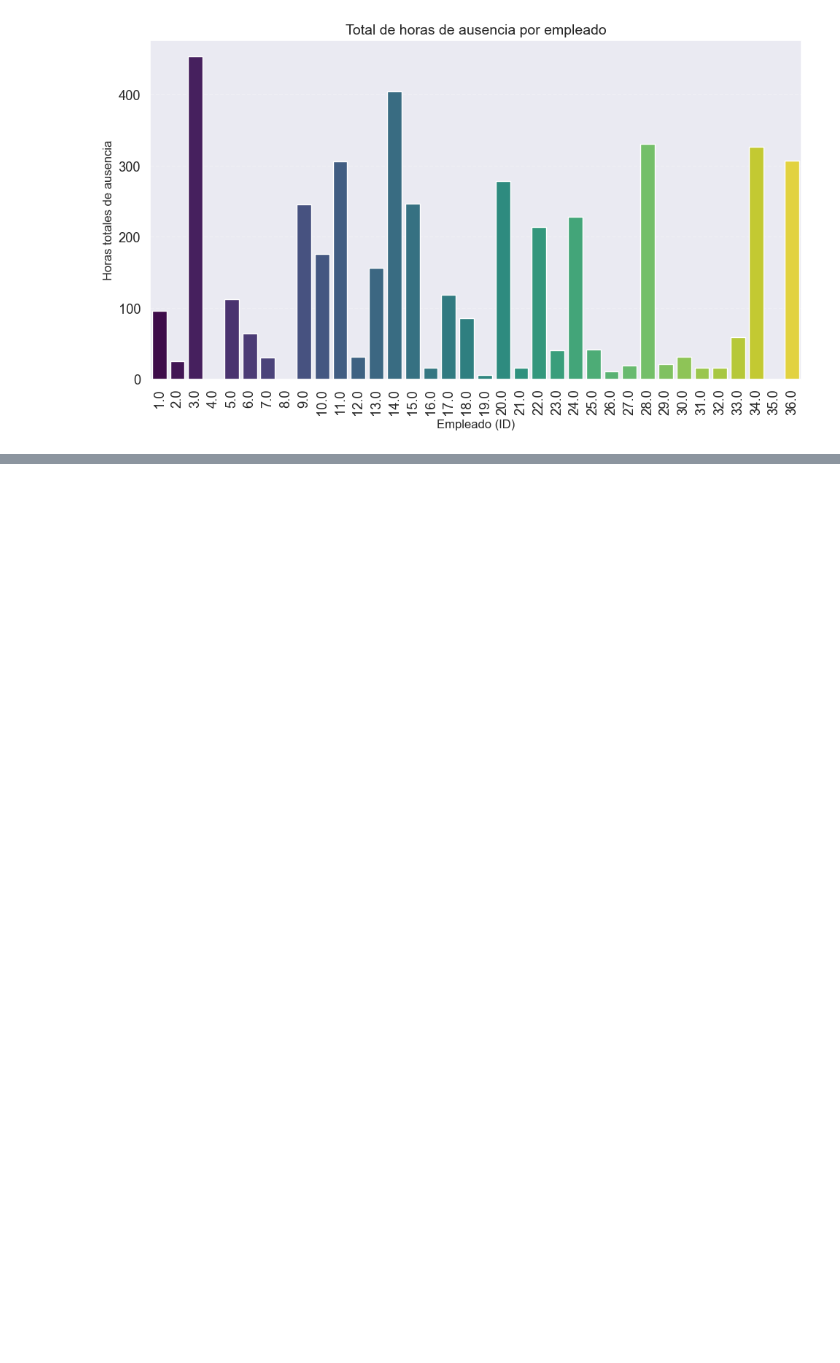
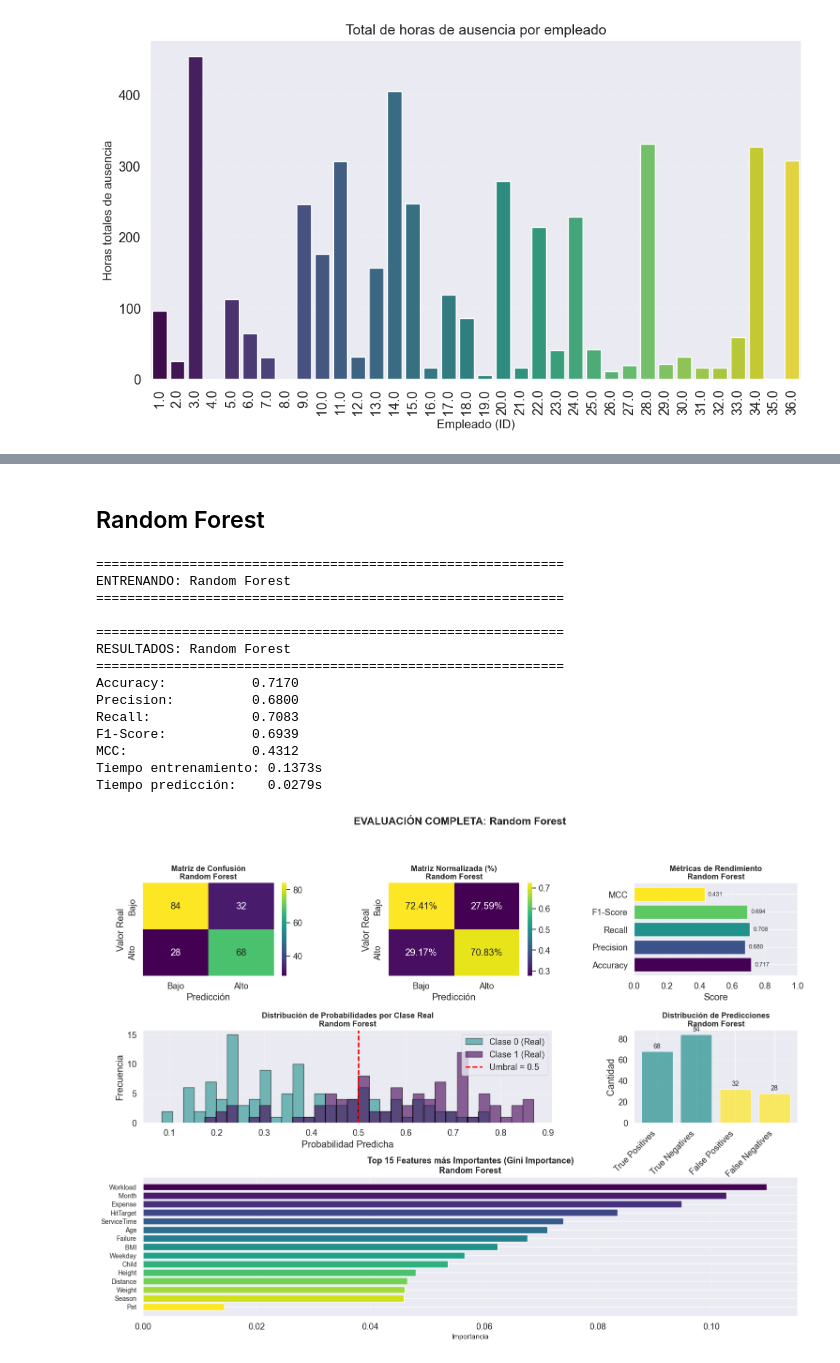
Before and after one commit to SDeGiuda/ProyectoDatos, a Jupyter notebook: ObligatorioDAtos.ipynb, the cells around one changed output, grey strips where cells are left out. Saved outputs shown, nothing was run; the diff lists cells and outputs as text; code cells hidden in the pictures; blank space fills up the shorter version.

```diff
--- a/ObligatorioDAtos.ipynb
+++ b/ObligatorioDAtos.ipynb
@@ -655,0 +904,28 @@ plt.show()
+# %% [markdown]
+## Random Forest
+# %%
+from sklearn.ensemble import RandomForestClassifier
+
+rf_model = RandomForestClassifier(
+    n_estimators=200, max_depth=10, min_samples_split=10,
+    min_samples_leaf=5, random_state=42, class_weight='balanced', n_jobs=-1
+)
+metrics_rf = evaluate_model(rf_model, 'Random Forest',
+                            X_train, X_test, y_train, y_test,
+                            needs_scaling=False)
+# %% [output]
+============================================================
+ENTRENANDO: Random Forest
+============================================================
+
+============================================================
+RESULTADOS: Random Forest
+============================================================
+Accuracy:           0.7170
+Precision:          0.6800
+Recall:             0.7083
+F1-Score:           0.6939
+MCC:                0.4312
+Tiempo entrenamiento: 0.1373s
+Tiempo predicción:    0.0279s
+[figure, added]
```
Also changed, not shown: parts of 15 cells of this notebook.
